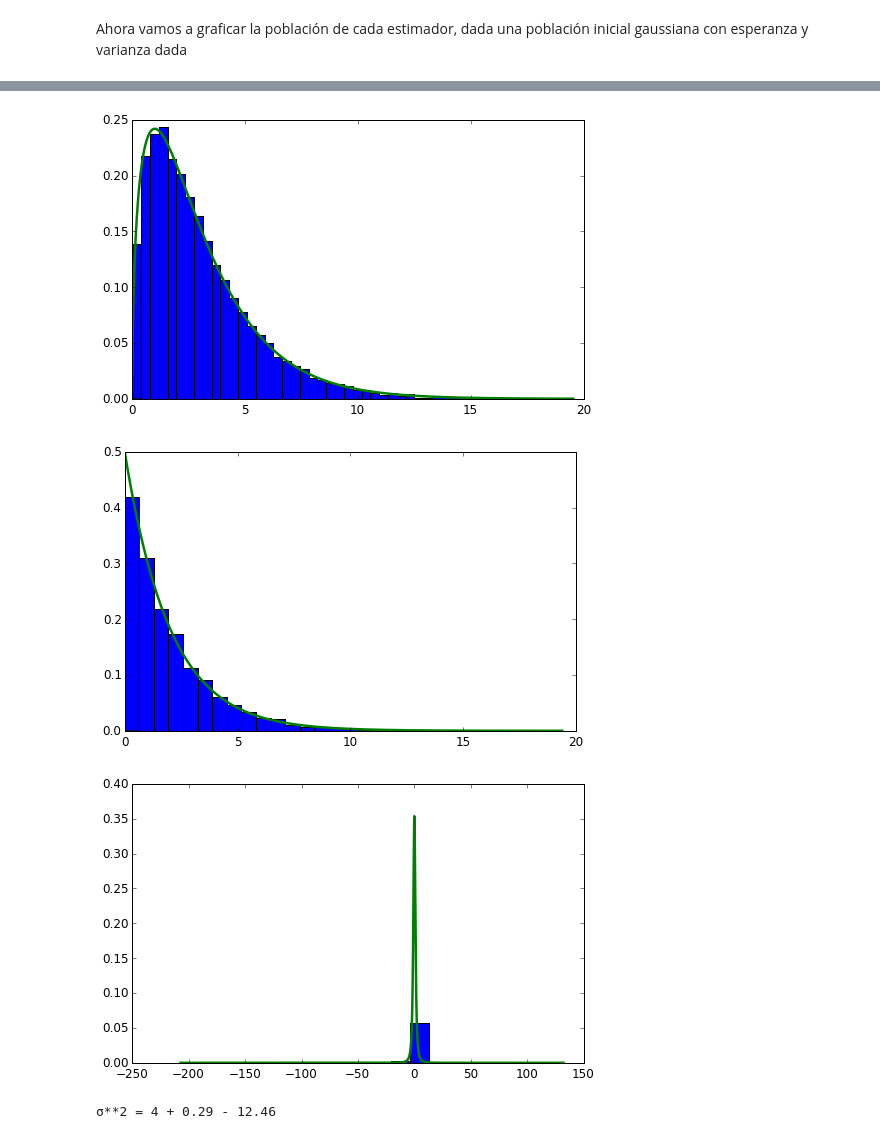
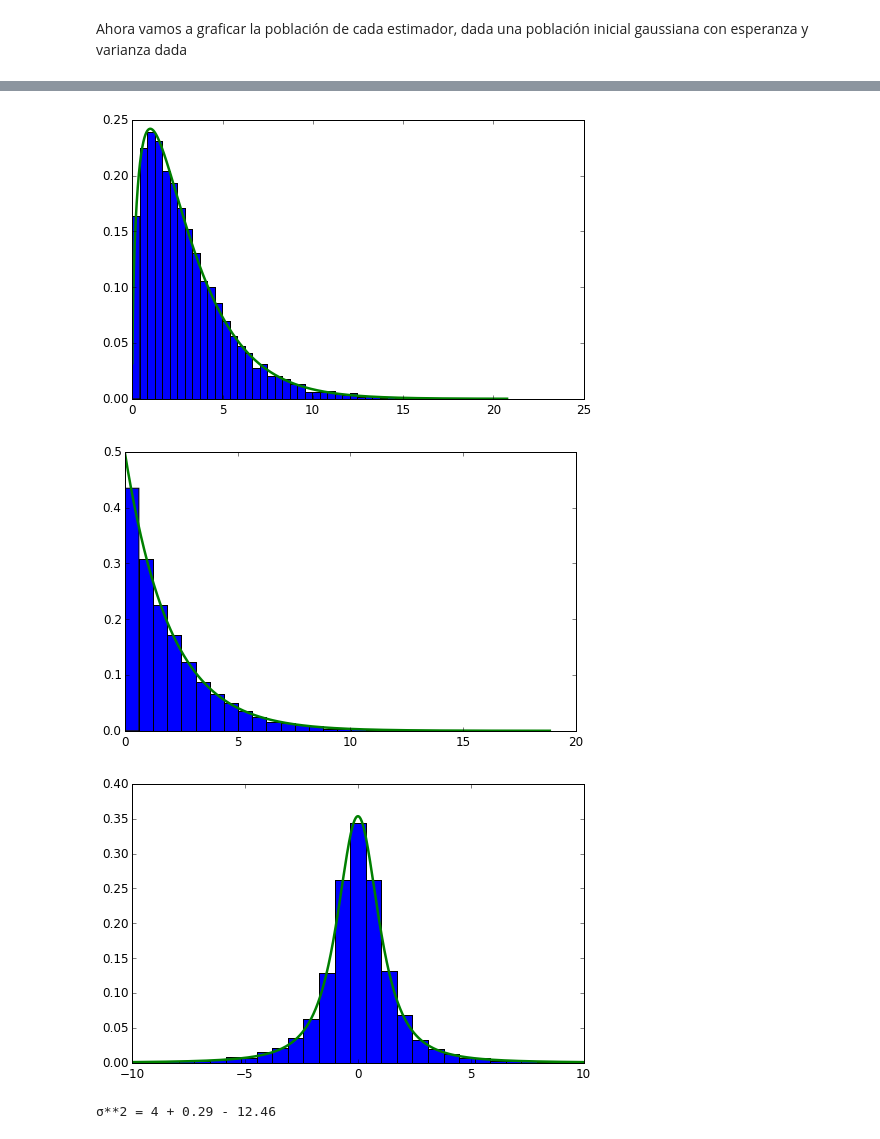
Before and after one commit to sadeus/materiasdf, a Jupyter notebook: incertezas/G8E3.ipynb, the cells around one changed output, grey strips where cells are left out. Drawn from its saved outputs; the diff is of its cells as text; code cells hidden in the pictures.

Commit message:
Bug solved, just changed the bins of histogram

```diff
--- a/incertezas/G8E3.ipynb
+++ b/incertezas/G8E3.ipynb
@@ -63,8 +63,9 @@ def G7E4_a(n = 3):
     plt.plot(t, stats.chi2(n - 1).pdf(t))
 
     plt.figure(4)
-    h, bins, p = plt.hist(x4, bins = 20, normed = True);
-    t = np.linspace(bins.min(), bins.max() , 10000)
+    bins = np.linspace(-10, 10, 30)
+    h, bins, p = plt.hist(x4, bins = bins, normed = True);
+    t = np.linspace(-10, 10 , 10000)
     plt.plot(t, stats.t(n - 1).pdf(t));
 
 G7E4_a()
@@ -73,6 +74,6 @@ G7E4_a()
-[figure, old version]
+[figure, new version]
-[figure, old version]
+[figure, new version]
-[figure, old version]
+[figure, new version]
 # %%
 def G7E4_b_μ(n = 3):
     μ = 10
```
Also changed, not shown: parts of 1 cell of this notebook.
